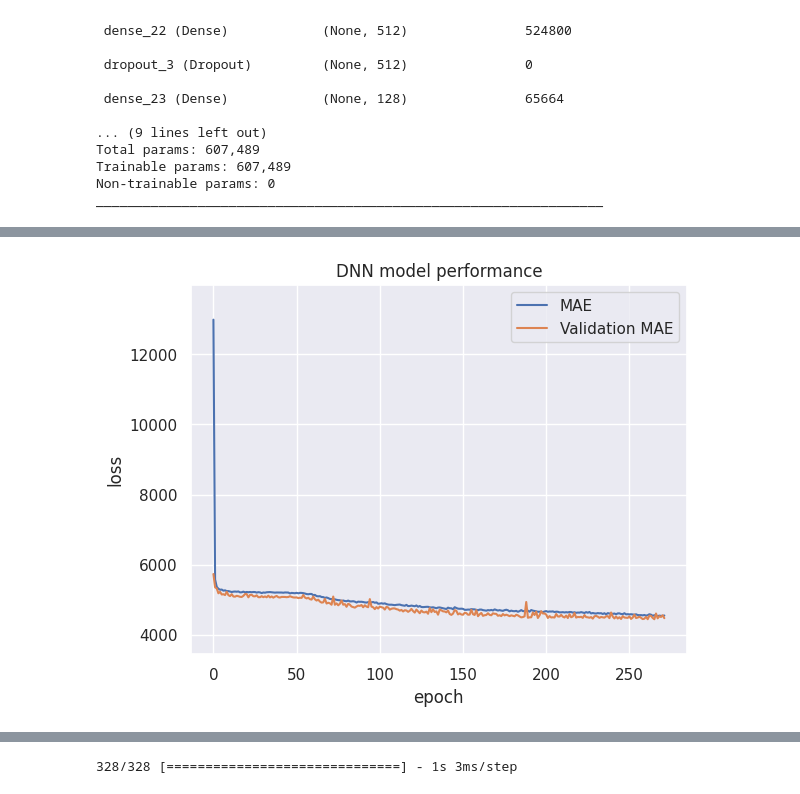
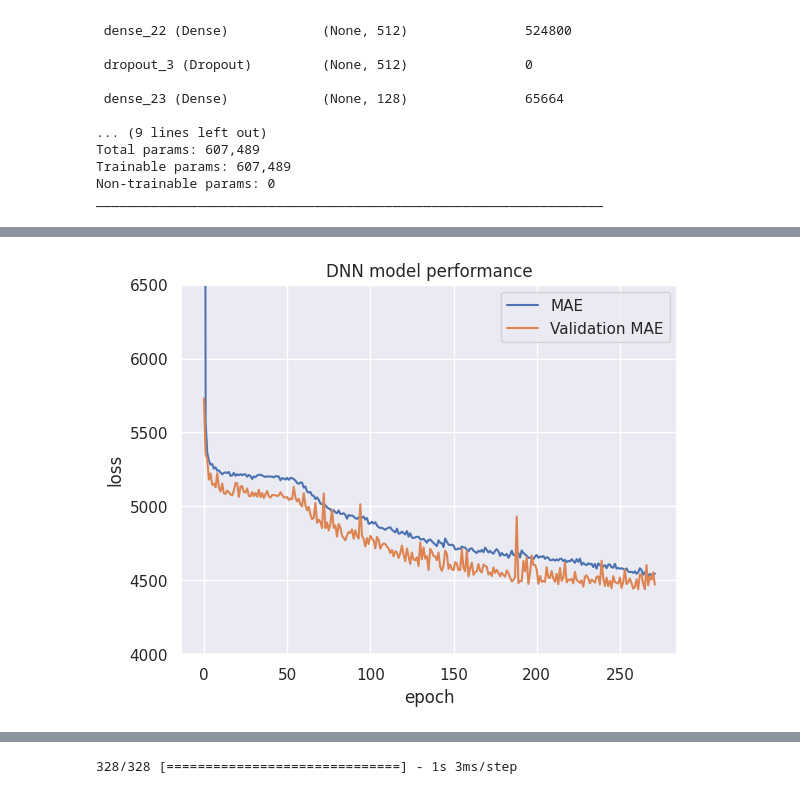
Before and after one commit to KnightChaser/ML-challenge, a Jupyter notebook: EX_challenging_problems/03_power_consumption_prediction/electricity_usage_prediction_challenge_DNN.ipynb, the cells around one changed output, grey strips where cells are left out. Drawn from its saved outputs; the diff is of its cells as text; code cells hidden in the pictures.

```diff
--- a/EX_challenging_problems/03_power_consumption_prediction/electricity_usage_prediction_challenge_DNN.ipynb
+++ b/EX_challenging_problems/03_power_consumption_prediction/electricity_usage_prediction_challenge_DNN.ipynb
@@ -186,19 +186,20 @@ Epoch 272/1000
 # %%
 import matplotlib.pyplot as plt
 
 plt.title("DNN model performance")
 
 plt.plot(history.history["mae"], label = "MAE")
 plt.plot(history.history["val_mae"], label = "Validation MAE")
 
-plt.ylim([min(min(history.history["mae"]), min(history.history["val_mae"])) - 1000, max(max(history.history["mae"]), max(history.history["val_mae"])) + 1000])
+# plt.ylim([min(min(history.history["mae"]), min(history.history["val_mae"])) - 1000, max(max(history.history["mae"]), max(history.history["val_mae"])) + 1000])
+plt.ylim([4000, 6500])
 plt.xlabel("epoch")
 plt.ylabel("loss")
 plt.legend()
 
 plt.show()
 # %% [output]
-[figure, old version]
+[figure, new version]
 # %%
 model.evaluate(test_scaled, test_target)
 # %% [output]
```
Also changed, not shown: parts of 1 cell of this notebook.
